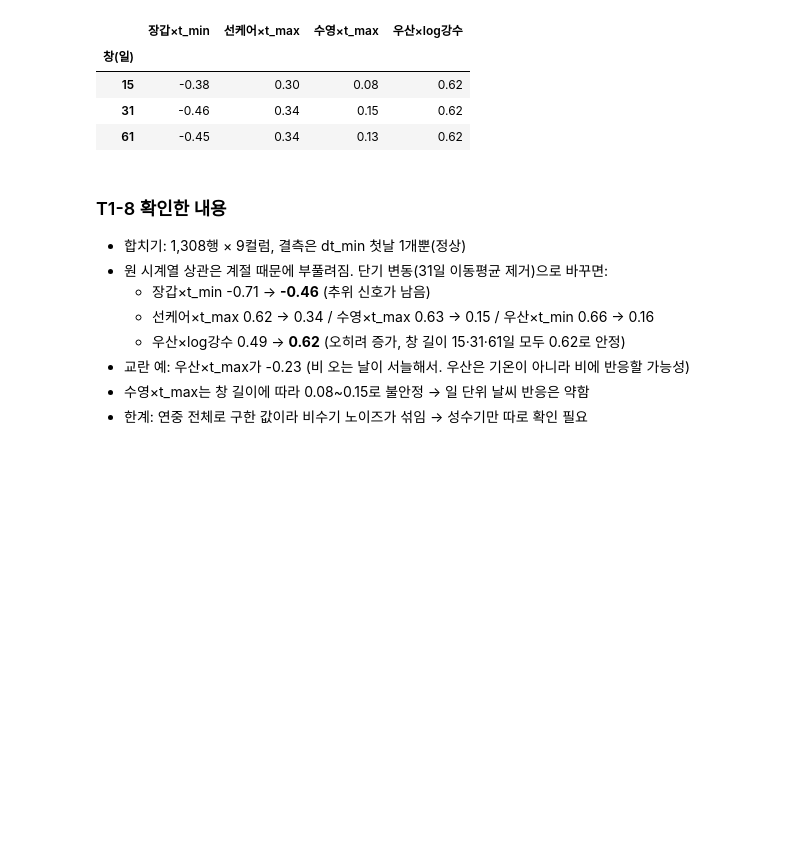
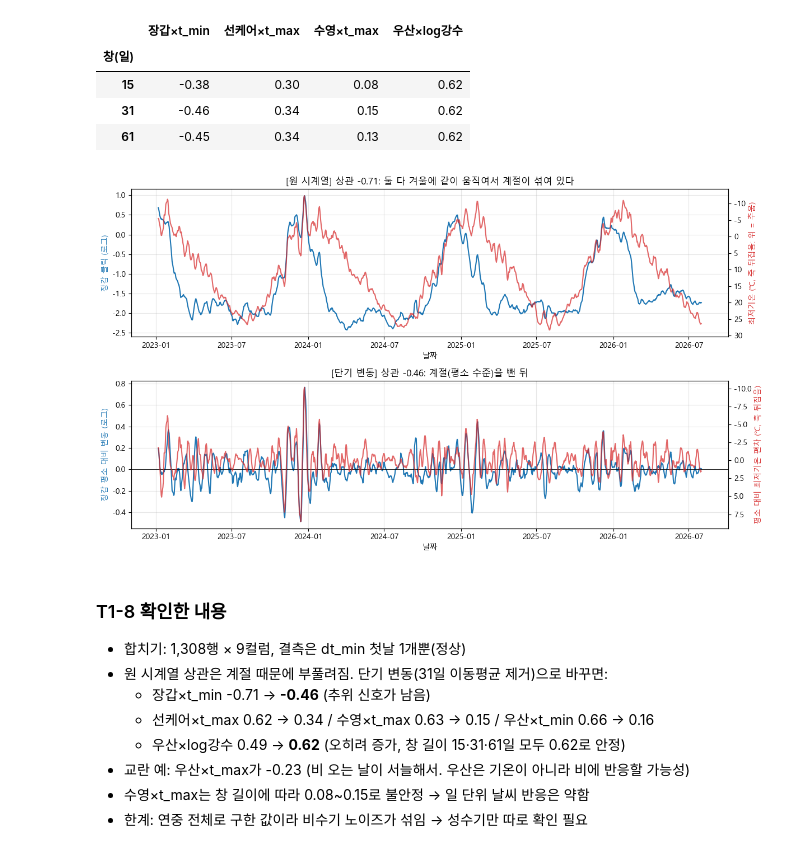
Before and after one commit to jieunseo02/weather_fit, a Jupyter notebook: notebooks/preview_eda.ipynb, the cells around one changed output. Cells and saved outputs as stored; diff of their text form; code cells hidden in the pictures; blank space fills up the shorter version.

```diff
--- a/notebooks/preview_eda.ipynb
+++ b/notebooks/preview_eda.ipynb
@@ -558,6 +677,44 @@ display(pd.DataFrame(rows).set_index('창(일)').round(2))
 | 15 | -0.38 | 0.30 | 0.08 | 0.62 |
 | 31 | -0.46 | 0.34 | 0.15 | 0.62 |
 | 61 | -0.45 | 0.34 | 0.13 | 0.62 |
+# %%
+# 장갑과 최저기온: 원 시계열 vs 31일 평균을 뺀 단기 변동 (위/아래 두 단)
+y_raw = np.log(t1_share['장갑'])
+x_raw = wd['t_min']
+y_st = short_term(y_raw)
+x_st = short_term(x_raw)
+
+fig, axes = plt.subplots(2, 1, figsize=(12, 7), sharex=True)
+
+# 위: 원 시계열
+ax = axes[0]
+ax.plot(y_raw.index, y_raw.rolling(7).mean(), color='tab:blue', label='장갑 클릭 (로그 점유율, 7일 평균)')
+ax.set_ylabel('장갑 클릭 (로그)', color='tab:blue')
+ax2 = ax.twinx()
+ax2.plot(x_raw.index, x_raw.rolling(7).mean(), color='tab:red', alpha=0.7, label='최저기온 (7일 평균)')
+ax2.invert_yaxis()
+ax2.set_ylabel('최저기온 (℃, 축 뒤집음: 위 = 추움)', color='tab:red')
+ax.set_title(f'[원 시계열] 상관 {y_raw.corr(x_raw):.2f}: 둘 다 겨울에 같이 움직여서 계절이 섞여 있다')
+
+# 아래: 31일 평균을 뺀 단기 변동
+ax = axes[1]
+ax.plot(y_st.index, y_st.rolling(7).mean(), color='tab:blue')
+ax.set_ylabel('장갑 평소 대비 변동 (로그)', color='tab:blue')
+ax.axhline(0, color='k', lw=0.6)
+ax3 = ax.twinx()
+ax3.plot(x_st.index, x_st.rolling(7).mean(), color='tab:red', alpha=0.7)
+ax3.invert_yaxis()
+ax3.set_ylabel('평소 대비 최저기온 편차 (℃, 축 뒤집음)', color='tab:red')
+ax.set_title(f'[단기 변동] 상관 {y_st.corr(x_st):.2f}: 계절(평소 수준)을 뺀 뒤')
+
+for a in axes:
+    a.set_xlabel('날짜')
+    a.tick_params(labelbottom=True)
+    a.grid(True, alpha=0.3)
+plt.tight_layout()
+plt.show()
+# %% [output]
+[figure, added]
 # %% [markdown]
 ### T1-8 확인한 내용
 - 합치기: 1,308행 × 9컬럼, 결측은 dt_min 첫날 1개뿐(정상)
```
Also changed, not shown: parts of 78 cells of this notebook, 13 other files.
